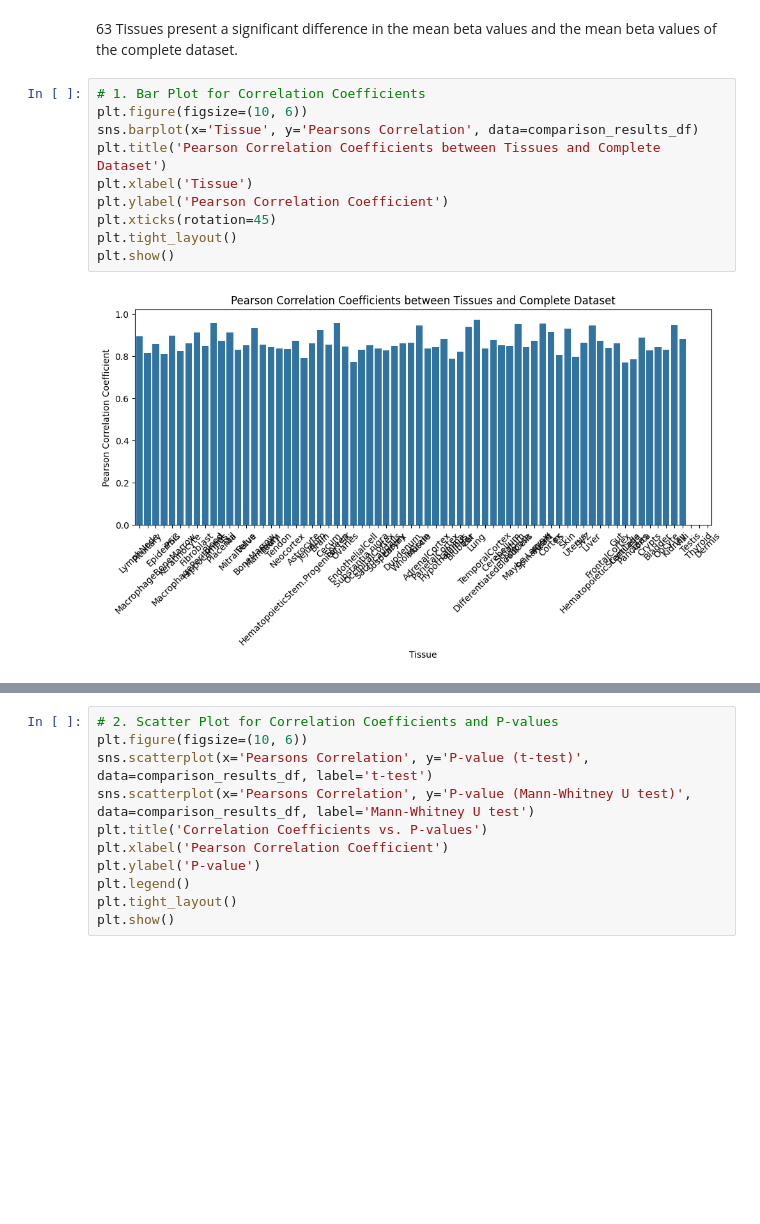
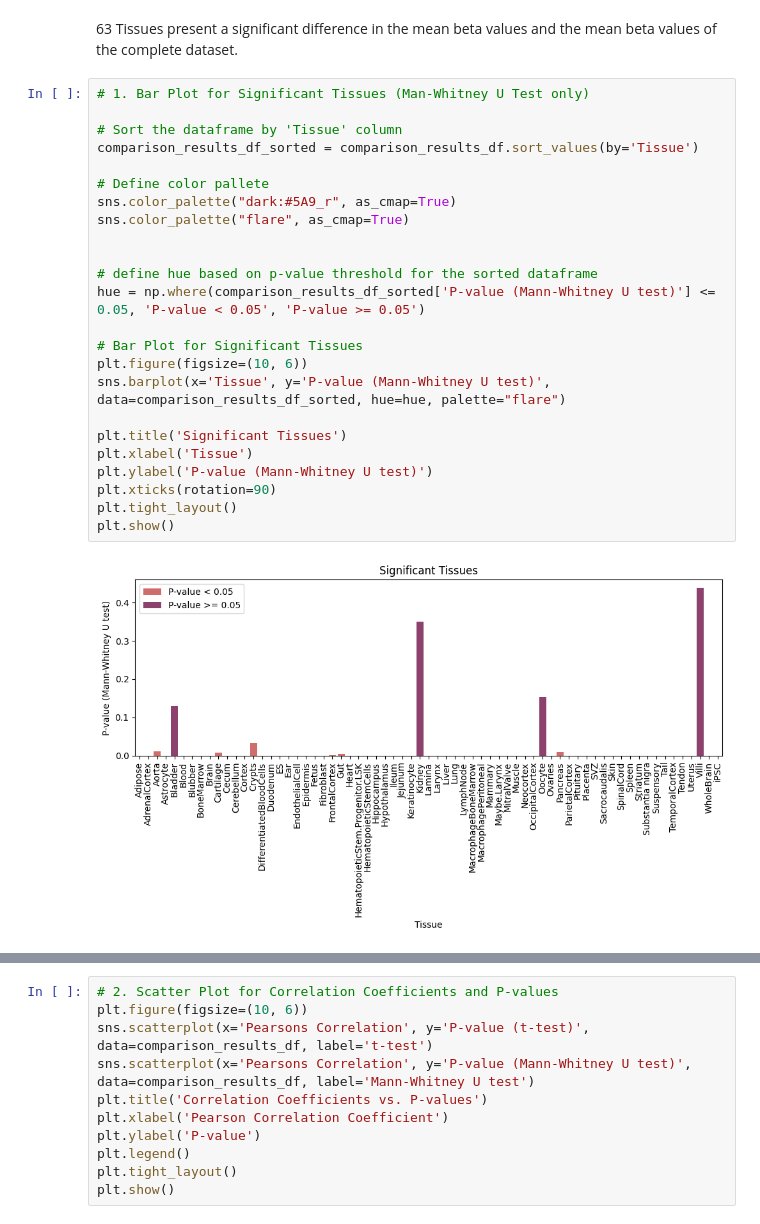
Before and after one commit to AntunesCSR/ChallengingClockUniversality, a Jupyter notebook: Mammal_Methylation_Levels/CpG_averages.ipynb, the cells around one changed output, grey strips where cells are left out. Drawn from its saved outputs; the diff is of its cells as text; blank space fills up the shorter version.

```diff
--- a/Mammal_Methylation_Levels/CpG_averages.ipynb
+++ b/Mammal_Methylation_Levels/CpG_averages.ipynb
@@ -457,14 +497,28 @@ significant_tissues_list
 # %% [markdown]
 63 Tissues present a significant difference in the mean beta values and the mean beta values of the complete dataset.
-# %%
-# 1. Bar Plot for Correlation Coefficients
-plt.figure(figsize=(10, 6))
-sns.barplot(x='Tissue', y='Pearsons Correlation', data=comparison_results_df)
-plt.title('Pearson Correlation Coefficients between Tissues and Complete Dataset')
-plt.xlabel('Tissue')
-plt.ylabel('Pearson Correlation Coefficient')
-plt.xticks(rotation=45)
-plt.tight_layout()
-plt.show()
-# %% [output]
-[figure, removed]
+# %%
+# 1. Bar Plot for Significant Tissues (Man-Whitney U Test only)
+
+# Sort the dataframe by 'Tissue' column
+comparison_results_df_sorted = comparison_results_df.sort_values(by='Tissue')
+
+# Define color pallete
+sns.color_palette("dark:#5A9_r", as_cmap=True)
+sns.color_palette("flare", as_cmap=True)
+
+
+# define hue based on p-value threshold for the sorted dataframe
+hue = np.where(comparison_results_df_sorted['P-value (Mann-Whitney U test)'] <= 0.05, 'P-value < 0.05', 'P-value >= 0.05')
+
+# Bar Plot for Significant Tissues
+plt.figure(figsize=(10, 6))
+sns.barplot(x='Tissue', y='P-value (Mann-Whitney U test)', data=comparison_results_df_sorted, hue=hue, palette="flare")
+
+plt.title('Significant Tissues')
+plt.xlabel('Tissue')
+plt.ylabel('P-value (Mann-Whitney U test)')
+plt.xticks(rotation=90)
+plt.tight_layout()
+plt.show()
+# %% [output]
+[figure, added]
```
Also changed, not shown: parts of 17 cells of this notebook.
